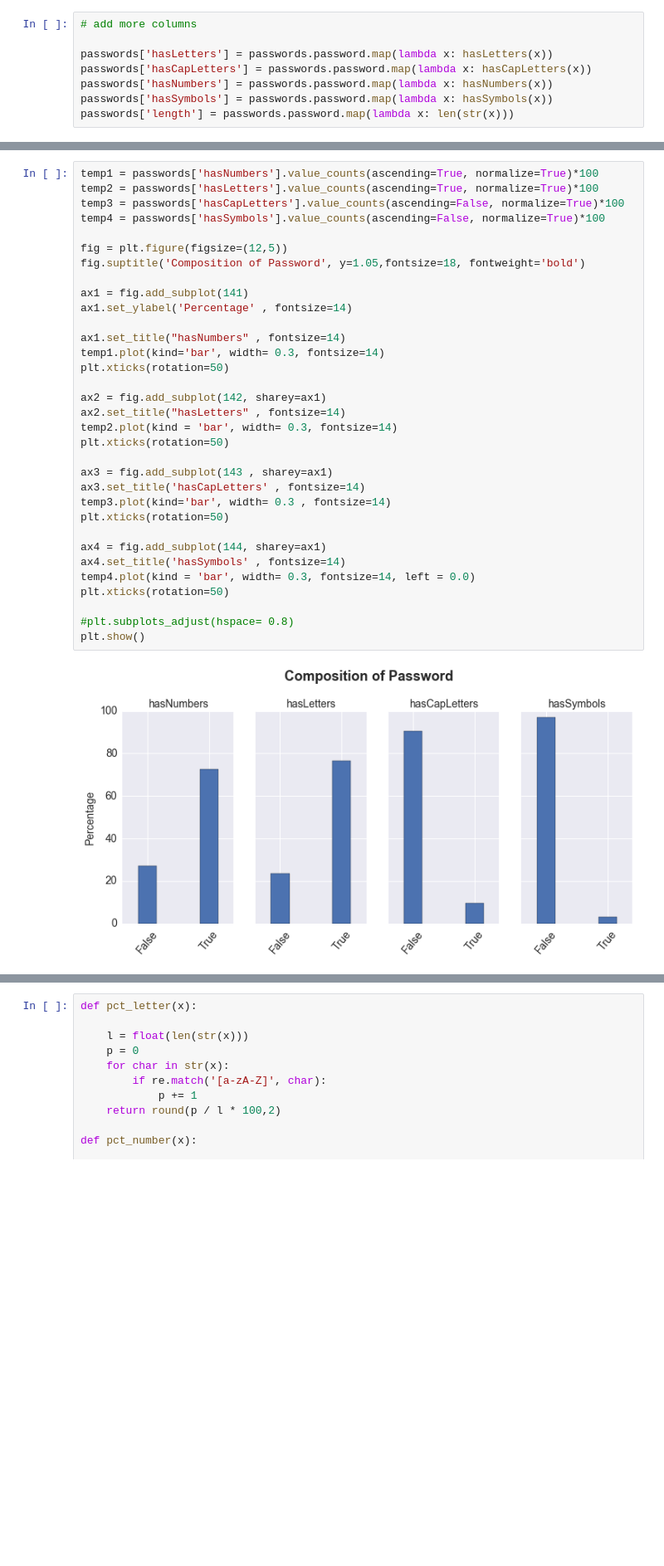
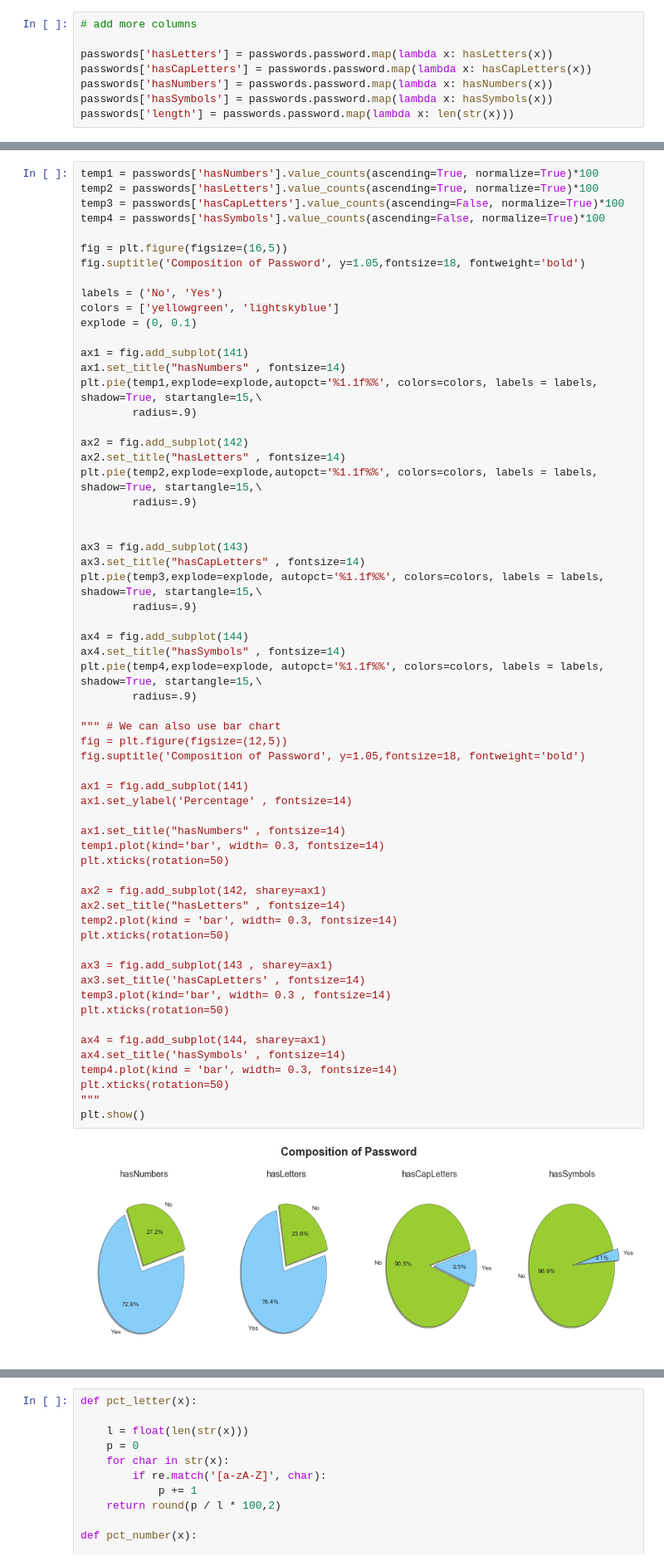
Before and after one commit to jhli973/Incubator, a Jupyter notebook: hijackedemail/Password and hijacked email.ipynb, the cells around one changed output, grey strips where cells are left out. Shown at 83% size. Cells and saved outputs as stored; diff of their text form; blank space fills up the shorter version.

```diff
--- a/hijackedemail/Password and hijacked email.ipynb
+++ b/hijackedemail/Password and hijacked email.ipynb
@@ -198,34 +238,62 @@ print "{:.2f} percent of password has number only".format(pct_numonly)
 temp1 = passwords['hasNumbers'].value_counts(ascending=True, normalize=True)*100
 temp2 = passwords['hasLetters'].value_counts(ascending=True, normalize=True)*100
 temp3 = passwords['hasCapLetters'].value_counts(ascending=False, normalize=True)*100
 temp4 = passwords['hasSymbols'].value_counts(ascending=False, normalize=True)*100
 
+fig = plt.figure(figsize=(16,5))
+fig.suptitle('Composition of Password', y=1.05,fontsize=18, fontweight='bold')
+
+labels = ('No', 'Yes')
+colors = ['yellowgreen', 'lightskyblue']
+explode = (0, 0.1)
+
+ax1 = fig.add_subplot(141)
+ax1.set_title("hasNumbers" , fontsize=14)
+plt.pie(temp1,explode=explode,autopct='%1.1f%%', colors=colors, labels = labels, shadow=True, startangle=15,\
+        radius=.9)
+
+ax2 = fig.add_subplot(142)
+ax2.set_title("hasLetters" , fontsize=14)
+plt.pie(temp2,explode=explode,autopct='%1.1f%%', colors=colors, labels = labels, shadow=True, startangle=15,\
+        radius=.9)
+
+
+ax3 = fig.add_subplot(143)
+ax3.set_title("hasCapLetters" , fontsize=14)
+plt.pie(temp3,explode=explode, autopct='%1.1f%%', colors=colors, labels = labels, shadow=True, startangle=15,\
+        radius=.9)
+
+ax4 = fig.add_subplot(144)
+ax4.set_title("hasSymbols" , fontsize=14)
+plt.pie(temp4,explode=explode, autopct='%1.1f%%', colors=colors, labels = labels, shadow=True, startangle=15,\
+        radius=.9)
+
+""" # We can also use bar chart
 fig = plt.figure(figsize=(12,5))
 fig.suptitle('Composition of Password', y=1.05,fontsize=18, fontweight='bold')
 
 ax1 = fig.add_subplot(141)
 ax1.set_ylabel('Percentage' , fontsize=14)
 
 ax1.set_title("hasNumbers" , fontsize=14)
 temp1.plot(kind='bar', width= 0.3, fontsize=14)
 plt.xticks(rotation=50)
 
 ax2 = fig.add_subplot(142, sharey=ax1)
 ax2.set_title("hasLetters" , fontsize=14)
 temp2.plot(kind = 'bar', width= 0.3, fontsize=14)
 plt.xticks(rotation=50)
 
 ax3 = fig.add_subplot(143 , sharey=ax1)
 ax3.set_title('hasCapLetters' , fontsize=14)
 temp3.plot(kind='bar', width= 0.3 , fontsize=14)
 plt.xticks(rotation=50)
 
 ax4 = fig.add_subplot(144, sharey=ax1)
 ax4.set_title('hasSymbols' , fontsize=14)
-temp4.plot(kind = 'bar', width= 0.3, fontsize=14, left = 0.0)
+temp4.plot(kind = 'bar', width= 0.3, fontsize=14)
 plt.xticks(rotation=50)
-
-#plt.subplots_adjust(hspace= 0.8)
+"""
 plt.show()
 # %% [output]
-[figure, old version]
+[figure, new version]
```
Also changed, not shown: parts of 48 cells of this notebook.
